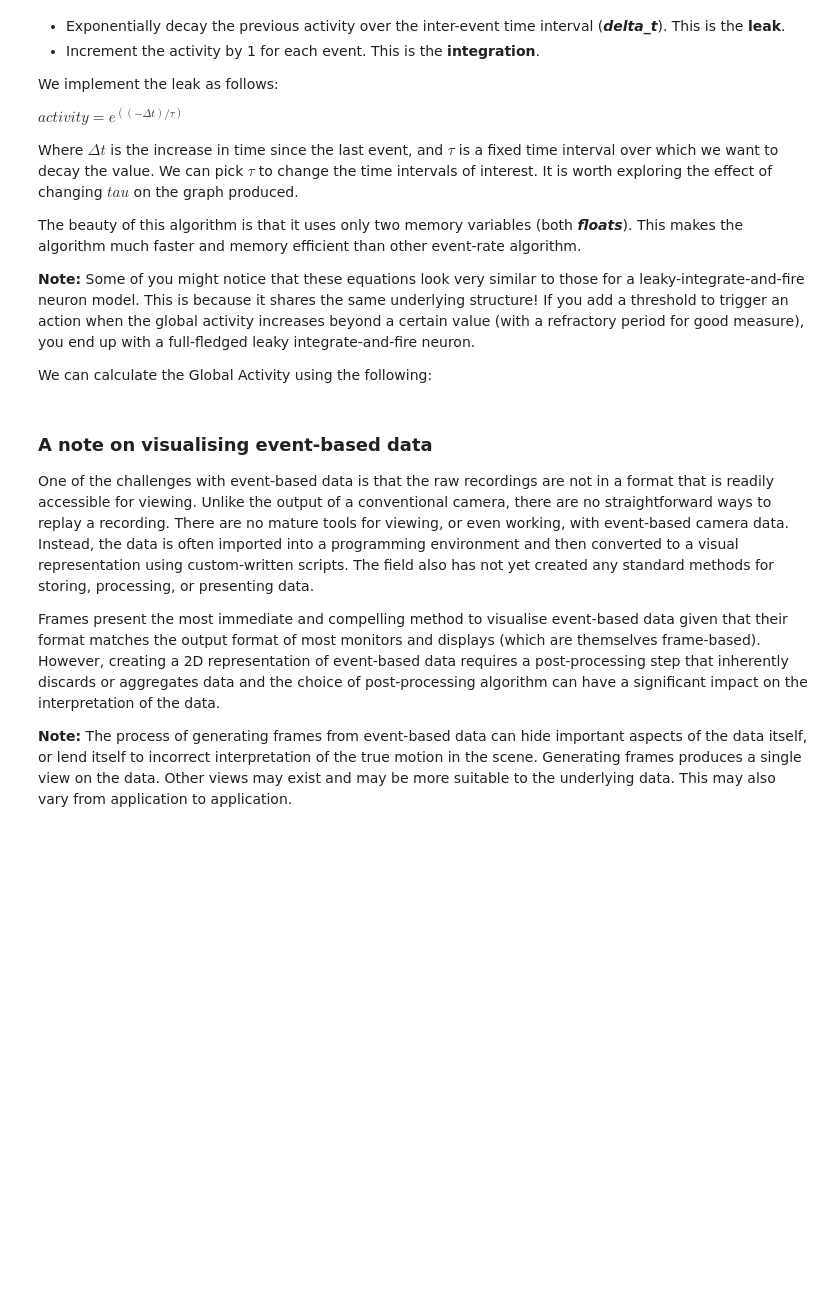
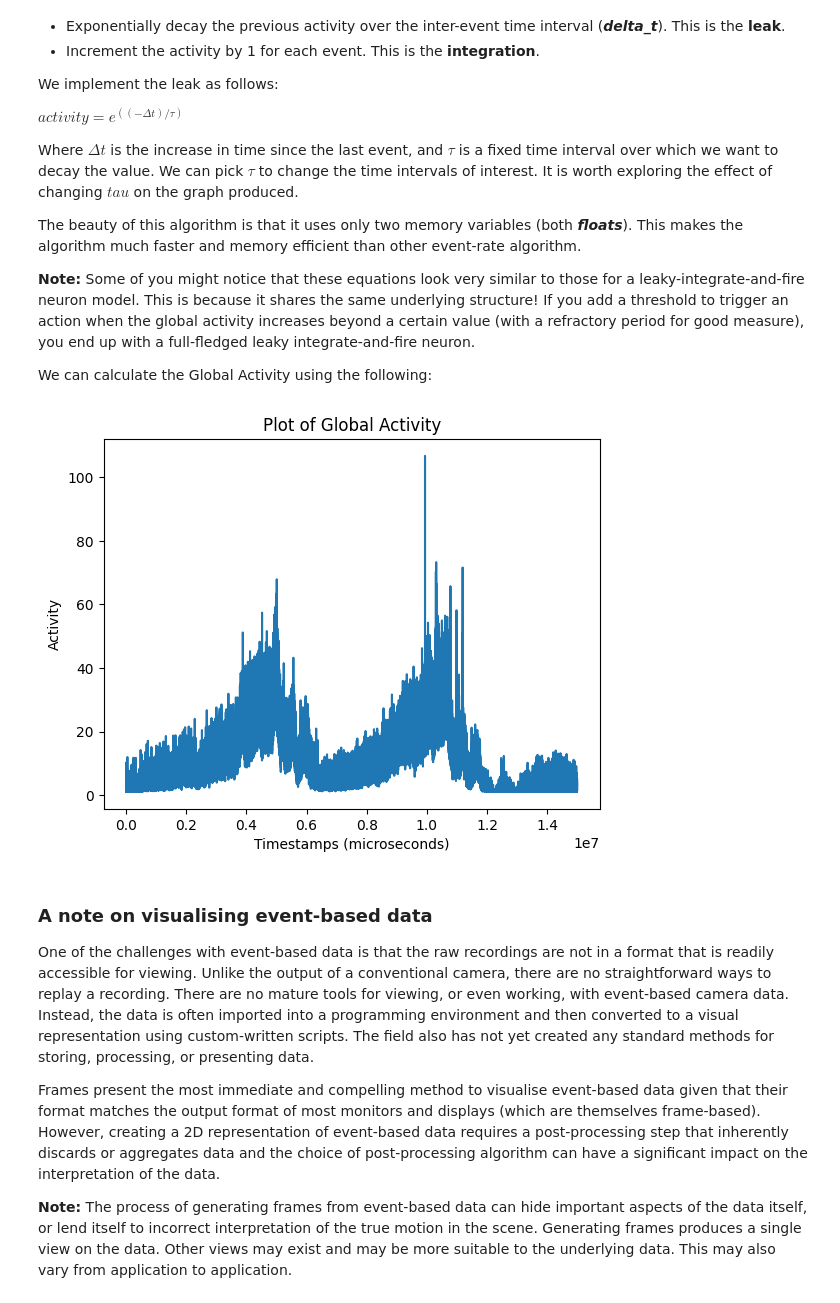
Before and after one commit to gcohen/AMOS-Short-Course, a Jupyter notebook: Tutorial1.ipynb, the cells around one changed output. Drawn from its saved outputs; the diff is of its cells as text; code cells hidden in the pictures; blank space fills up the shorter version.

```diff
--- a/Tutorial1.ipynb
+++ b/Tutorial1.ipynb
@@ -198,32 +224,34 @@ We can calculate the Global Activity using the following:
 # %%
 %matplotlib inline
 
 import event_stream
 import math
 import matplotlib.pyplot as plt
 
-decoder = event_stream.Decoder("Data/WSU/two_horses.es")
+decoder = event_stream.Decoder("two_horses.es")
 
 event_activity = 0.0
 previous_t = 0      # microseconds (uS)
 tau = 100.0         # microseconds (uS)
 
 ts = []
 activity = []
 for packet in decoder:
     for t, x, y, p in packet:
         delta_t = t - previous_t
         event_activity *= math.exp(-float(delta_t) / tau)   # Leak
         event_activity += 1                                 # Integrate
         previous_t = t
         ts.append(t)
         activity.append(event_activity)
 
 plt.plot(ts, activity)
 plt.xlabel("Timestamps (microseconds)")
 plt.ylabel("Activity")
 plt.title("Plot of Global Activity")
 plt.show()
+# %% [output]
+[figure, added]
 # %% [markdown]
 ### A note on visualising event-based data
 
```
Also changed, not shown: parts of 11 cells of this notebook.
